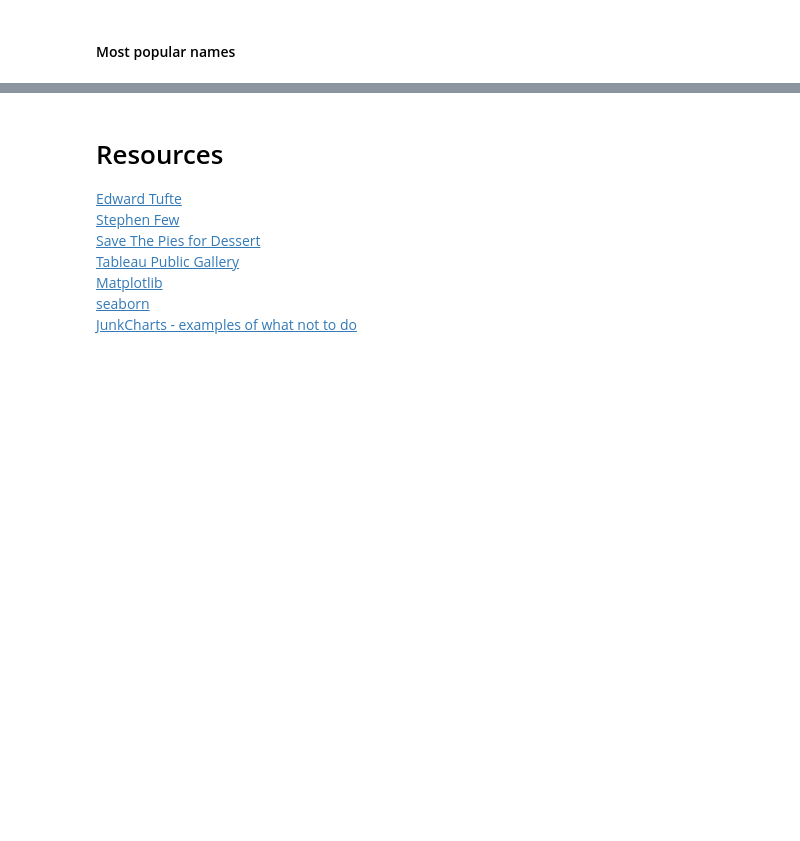
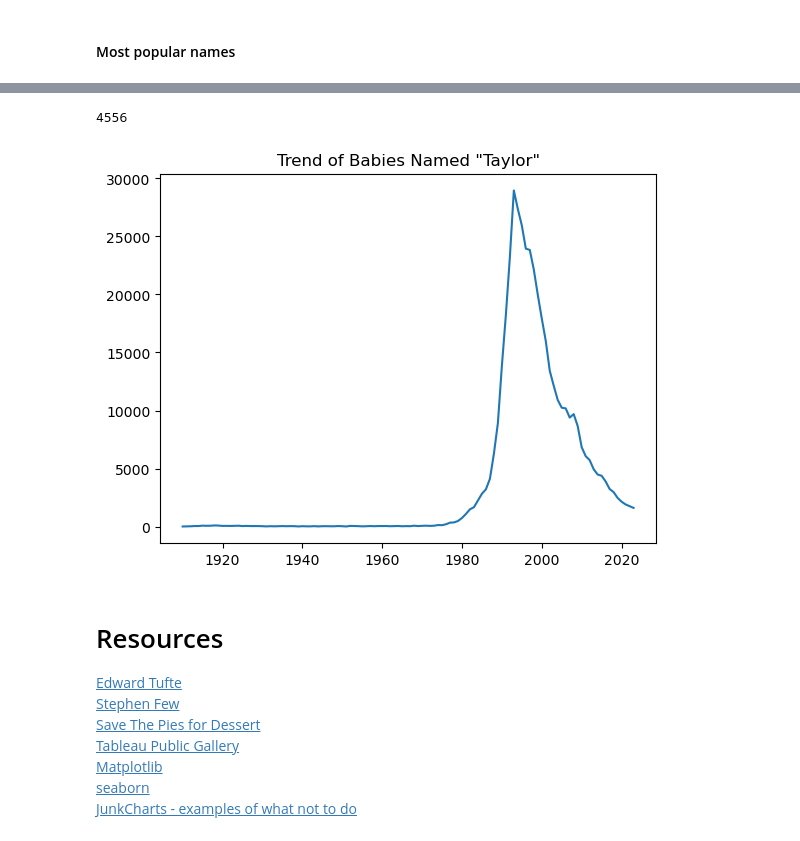
Before and after one commit to msaricaumbc/DS602_Fall2025, a Jupyter notebook: week02 - eda/eda.ipynb, the cells around one changed output, grey strips where cells are left out. Drawn from its saved outputs; the diff is of its cells as text; code cells hidden in the pictures; blank space fills up the shorter version.

```diff
--- a/week02 - eda/eda.ipynb
+++ b/week02 - eda/eda.ipynb
@@ -499,5 +841,8 @@ check_name_popularity_over_years('Alexa')
 # %%
-check_name_popularity_over_years('Siri')
+check_name_popularity_over_years('Taylor')
+# %% [output]
+4556
+[figure, added]
 # %% [markdown]
 # Resources
 [Edward Tufte](https://www.edwardtufte.com/tufte/)
```
Also changed, not shown: parts of 52 cells of this notebook.
